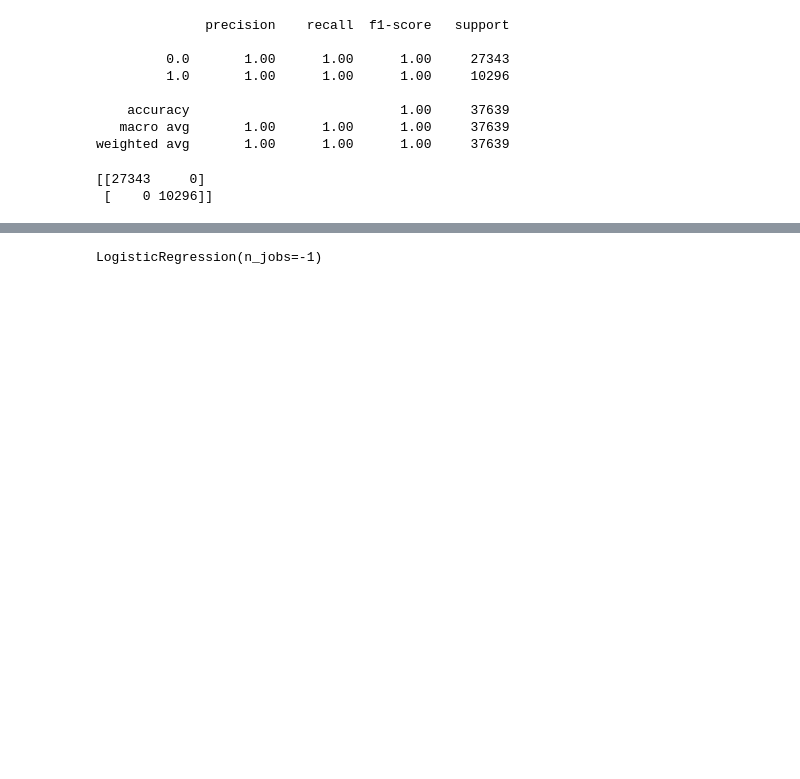
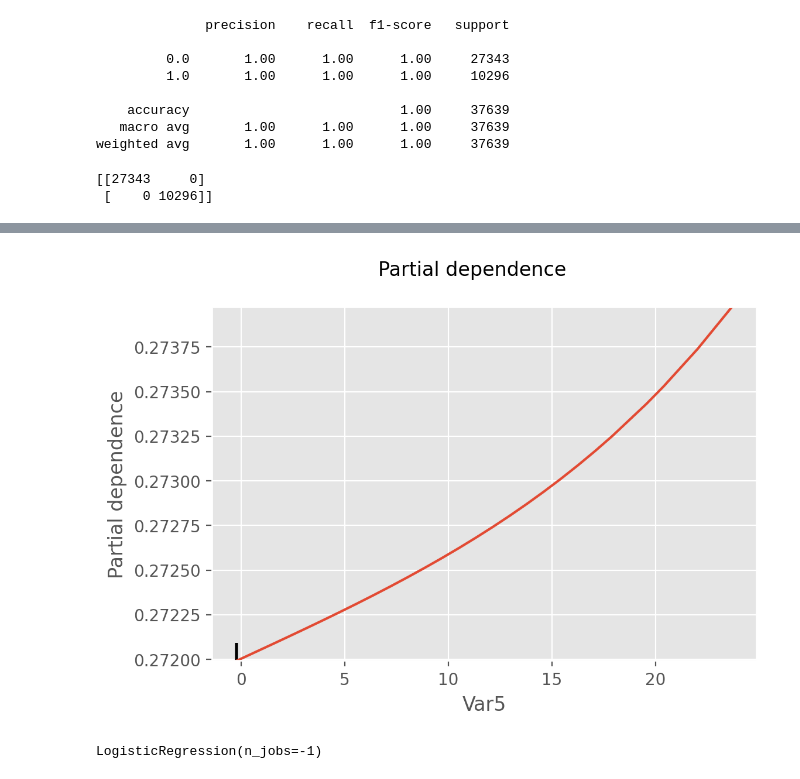
Before and after one commit to AChezick/Capstone2, a Jupyter notebook: Notebooks/Cap3_modelEDA-Copy1.ipynb, the cells around one changed output, grey strips where cells are left out. Cells and saved outputs as stored; diff of their text form; code cells hidden in the pictures; blank space fills up the shorter version.

```diff
--- a/Notebooks/Cap3_modelEDA-Copy1.ipynb
+++ b/Notebooks/Cap3_modelEDA-Copy1.ipynb
@@ -296,3 +258,12 @@ print(to_try)
+# %%
+features = ['Var5']
+
+display = plot_partial_dependence(logmodelx, X_train, features)
+
+display.figure_.suptitle( 'Partial dependence ' )
+display.figure_.subplots_adjust(hspace=0.3)
+# %% [output]
+[figure, added]
 # %%
 #ynot1 = checker1.pop('y_target')
 ynot1 = cb1.pop('y_target')
```
Also changed, not shown: parts of 32 cells of this notebook, 26 other files.
